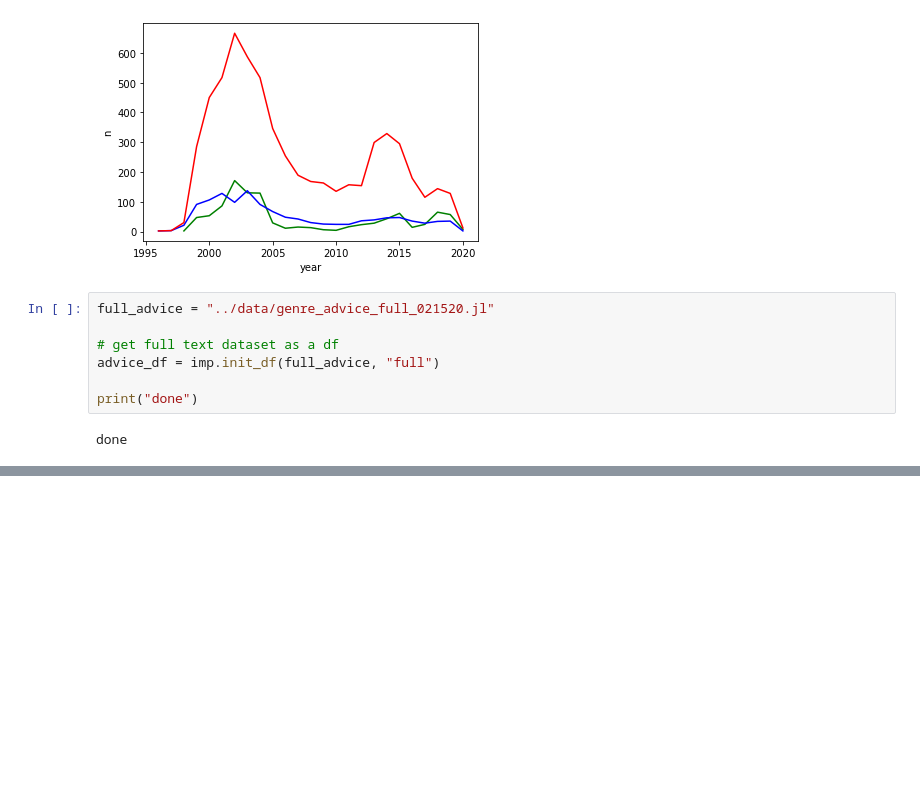
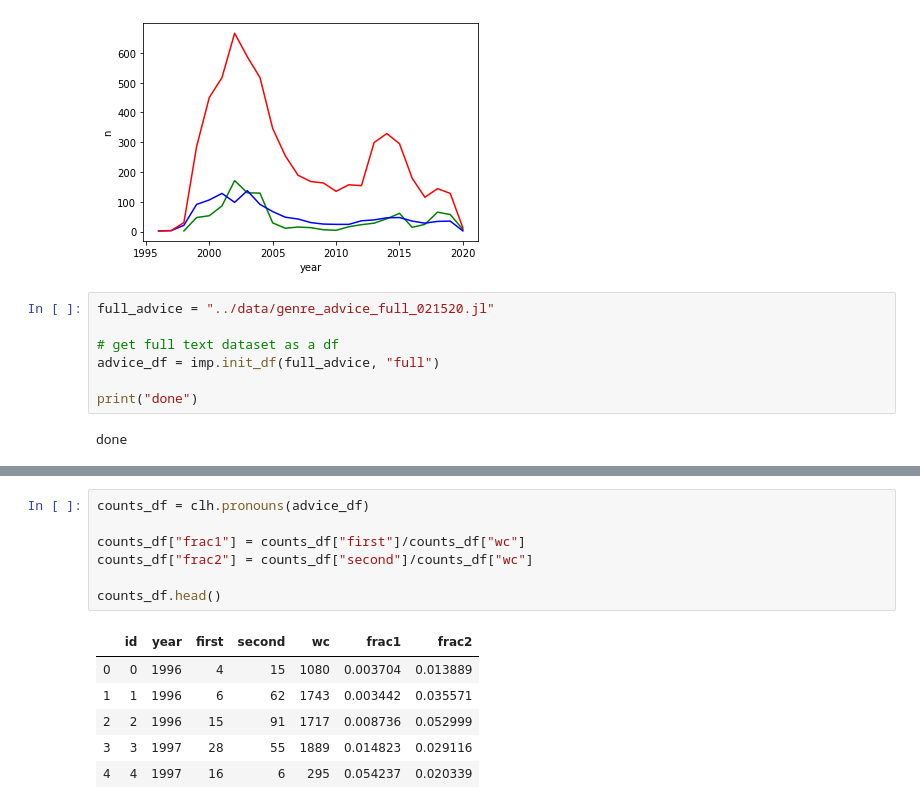
Before and after one commit to crboothb/sciencemag-careers-analysis, a Jupyter notebook: scripts/classifier_test2.ipynb, the cells around one changed output, grey strips where cells are left out. Cells and saved outputs as stored; diff of their text form; blank space fills up the shorter version.

```diff
--- a/scripts/classifier_test2.ipynb
+++ b/scripts/classifier_test2.ipynb
@@ -98,0 +120,14 @@ done
+# %%
+counts_df = clh.pronouns(advice_df)
+
+counts_df["frac1"] = counts_df["first"]/counts_df["wc"]
+counts_df["frac2"] = counts_df["second"]/counts_df["wc"]
+
+counts_df.head()
+# %% [output]
+|  | id | year | first | second | wc | frac1 | frac2 |
+| 0 | 0 | 1996 | 4 | 15 | 1080 | 0.003704 | 0.013889 |
+| 1 | 1 | 1996 | 6 | 62 | 1743 | 0.003442 | 0.035571 |
+| 2 | 2 | 1996 | 15 | 91 | 1717 | 0.008736 | 0.052999 |
+| 3 | 3 | 1997 | 28 | 55 | 1889 | 0.014823 | 0.029116 |
+| 4 | 4 | 1997 | 16 | 6 | 295 | 0.054237 | 0.020339 |
```
Also changed, not shown: parts of 10 cells of this notebook, 1 other file.
